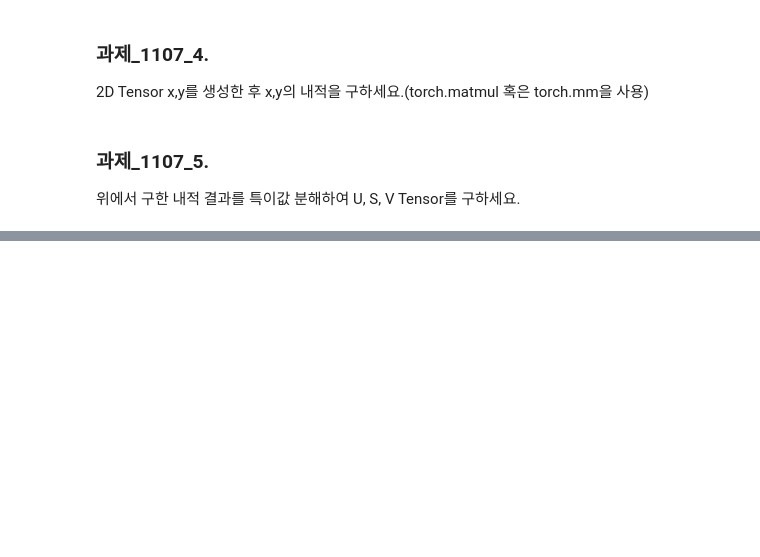
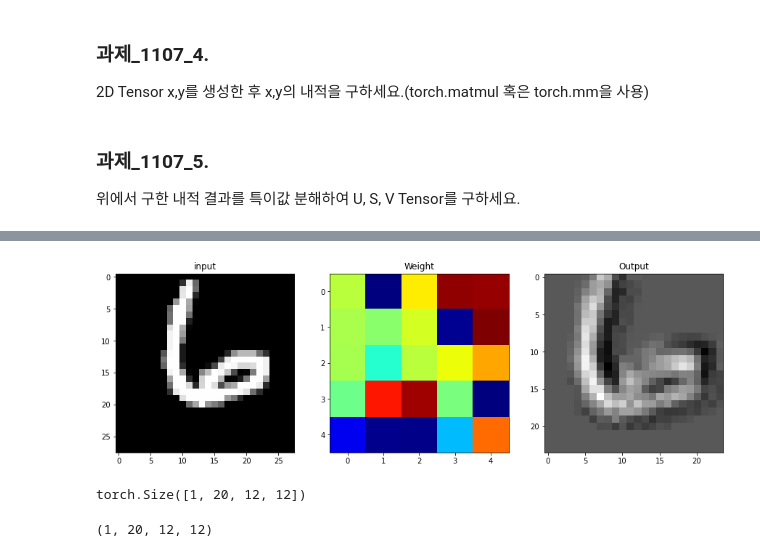
Before and after one commit to bnv20/kdt7, a Jupyter notebook: m9_딥러닝기초/파이토치기초.ipynb, the cells around one changed output, grey strips where cells are left out. Drawn from its saved outputs; the diff is of its cells as text; code cells hidden in the pictures; blank space fills up the shorter version.

```diff
--- a/m9_딥러닝기초/파이토치기초.ipynb
+++ b/m9_딥러닝기초/파이토치기초.ipynb
@@ -248,0 +637,27 @@ tensor([[1.0000, 1.0000, 0.7500],
+# %%
+plt.figure(figsize=(15,30))
+plt.subplot(131)
+plt.title('input')
+plt.imshow(input_image,'gray')
+
+plt.subplot(132)
+plt.title('Weight')
+plt.imshow(weight[0,0,:,:],'jet')
+
+plt.subplot(133)
+plt.title('Output')
+plt.imshow(output_arr[0,0,:,:],'gray')
+plt.show()
+# %% [output]
+[figure, added]
+# %%
+import torch.nn.functional as F
+pool = F.max_pool2d(output,2,2)
+pool.shape
+# %% [output]
+torch.Size([1, 20, 12, 12])
+# %%
+pool_arr = pool.numpy()
+pool_arr.shape
+# %% [output]
+(1, 20, 12, 12)
```
Also changed, not shown: parts of 58 cells of this notebook.
